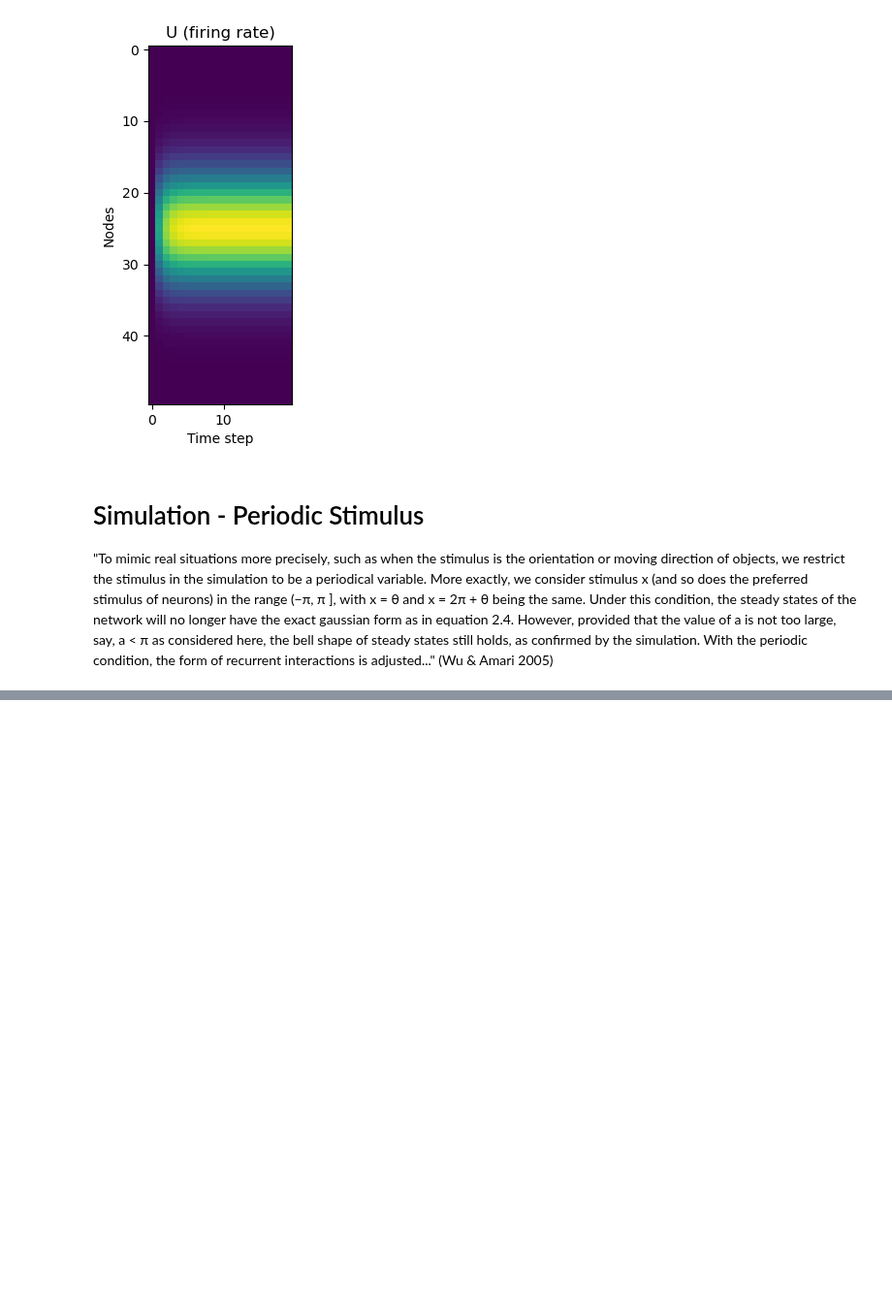
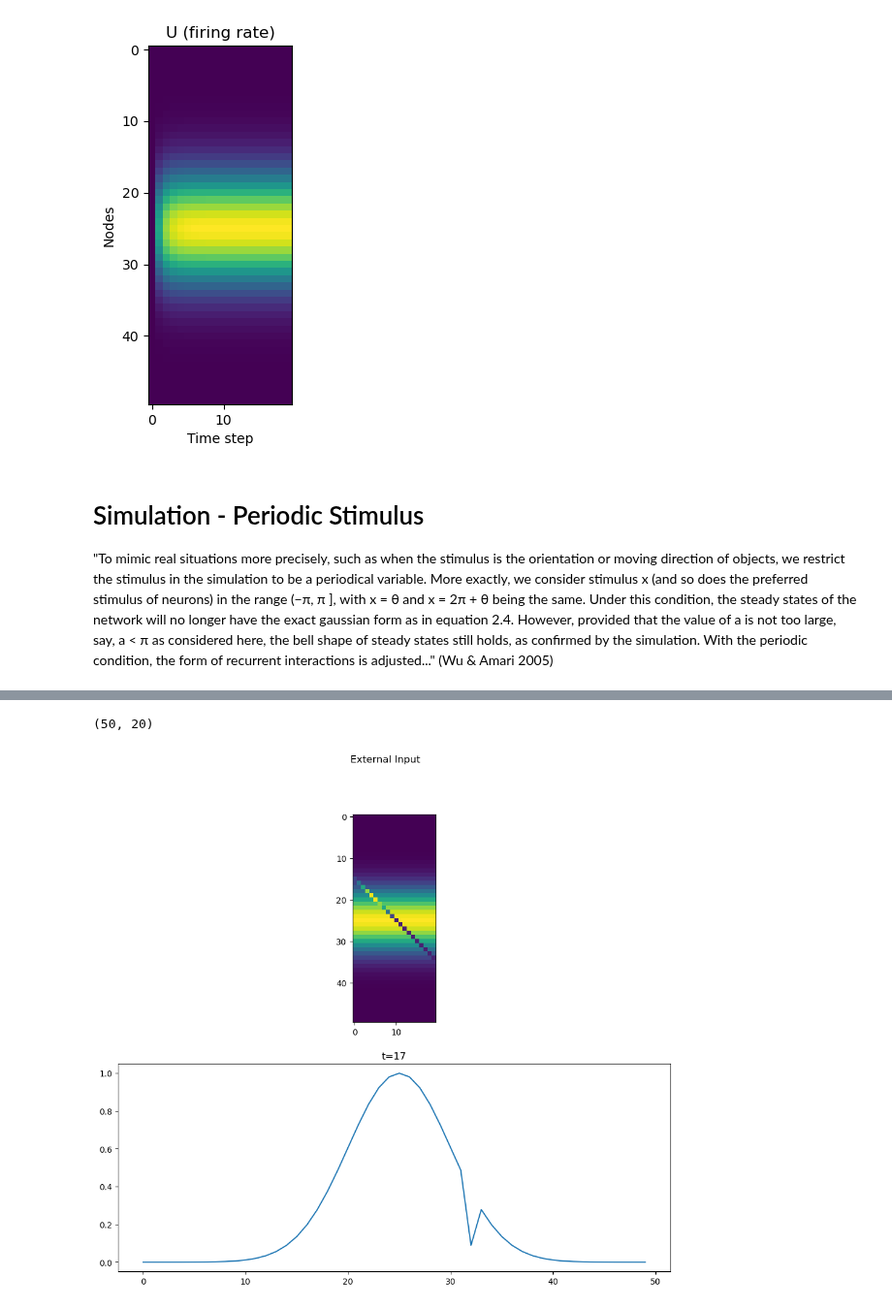
Before and after one commit to michealrm/Trappenberg_CAAN, a Jupyter notebook: caan_simulation.ipynb, the cells around one changed output, grey strips where cells are left out. Shown at 97% size. Drawn from its saved outputs; the diff is of its cells as text; code cells hidden in the pictures; blank space fills up the shorter version.

```diff
--- a/caan_simulation.ipynb
+++ b/caan_simulation.ipynb
@@ -122,0 +110,24 @@ plot_external_input(external_input, num_time_steps)
+# %%
+# External input with moving perturbation
+perturbation_start_index = 15
+velocity = 1
+gamma = 1
+h = velocity * np.arange(1, min(network.T + 1, network.N - perturbation_start_index + 1))
+h = np.diag(h)
+# print(h)
+
+external_input = ndyn.get_diff_matrix(network.N, 25)
+start_n = perturbation_start_index
+end_n = start_n + len(h)
+start_t = 0
+end_t = h.shape[1]
+
+external_input = np.tile(external_input, (1, network.T))
+external_input[start_n:end_n, start_t:end_t] = external_input[start_n:end_n, start_t:end_t] - h
+print(external_input.shape)
+external_input = gamma * ndyn.gaussian_func(external_input)
+
+ndyn.plot_external_input_at_t(external_input, 17)
+# %% [output]
+(50, 20)
+[figure, added]
```
Also changed, not shown: parts of 7 cells of this notebook, 1 other file.
